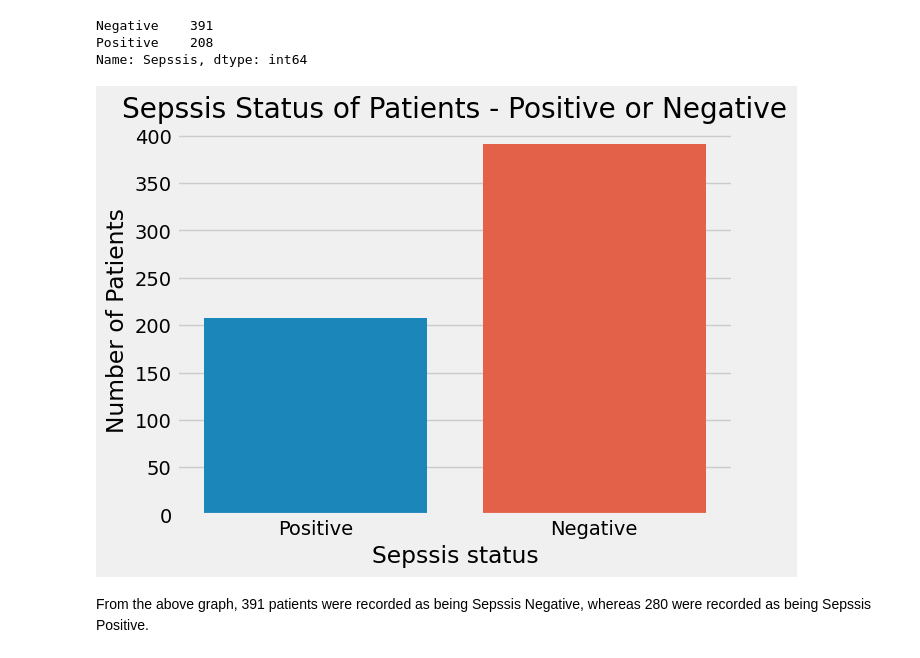
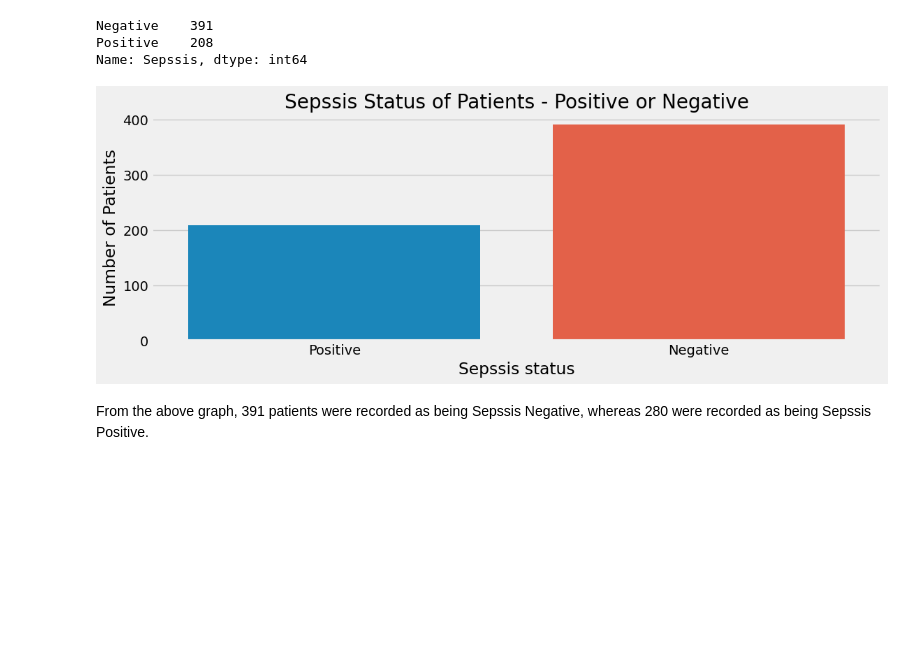
Before and after one commit to elvis-darko/Embedding-machine-model-into-web-App, a Jupyter notebook: dev/embedding-ml-model-into-app.ipynb, the cells around one changed output. Cells and saved outputs as stored; diff of their text form; code cells hidden in the pictures; blank space fills up the shorter version.

```diff
--- a/dev/embedding-ml-model-into-app.ipynb
+++ b/dev/embedding-ml-model-into-app.ipynb
@@ -154,13 +159,15 @@ Positive    208
 Name: Sepssis, dtype: int64
 # %%
 #Plot value counts on a graph
+plt.figure(figsize=(12, 4))
+
 sns.countplot(x='Sepssis', data=sepsis_train)
 plt.title("Sepssis Status of Patients - Positive or Negative")
 plt.xlabel('Sepssis status')
 plt.ylabel('Number of Patients')
 plt.show()
 # %% [output]
-[figure, old version]
+[figure, new version]
 # %% [markdown]
 From the above graph, 391 patients were recorded as being Sepssis Negative, whereas 280 were recorded as being Sepssis Positive.
 # %%
```
Also changed, not shown: parts of 62 cells of this notebook.
